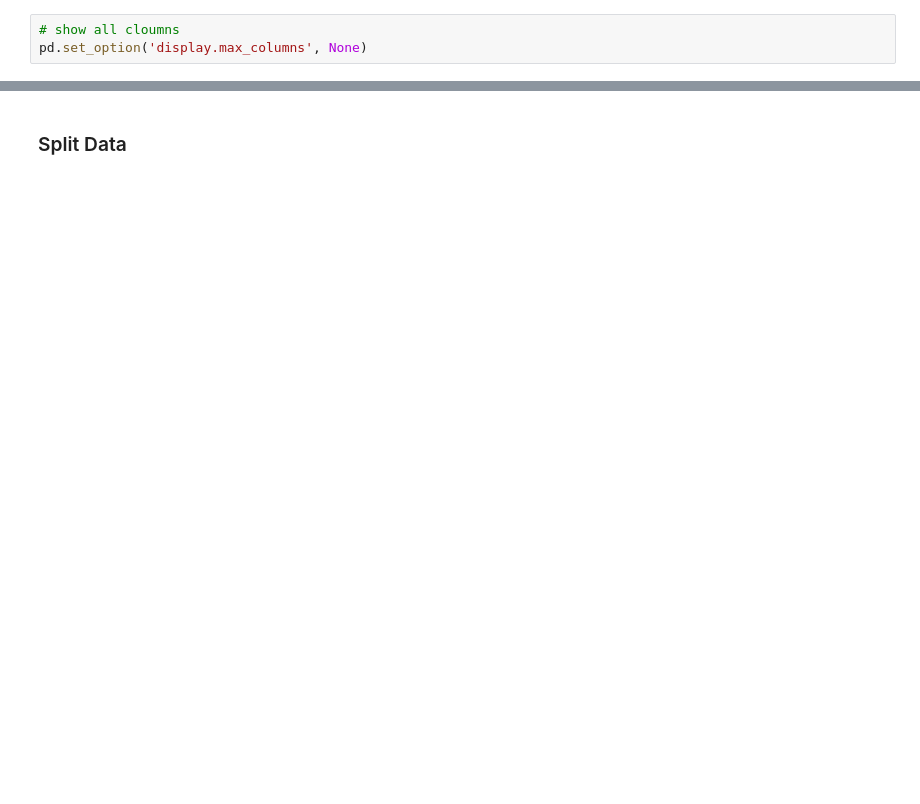
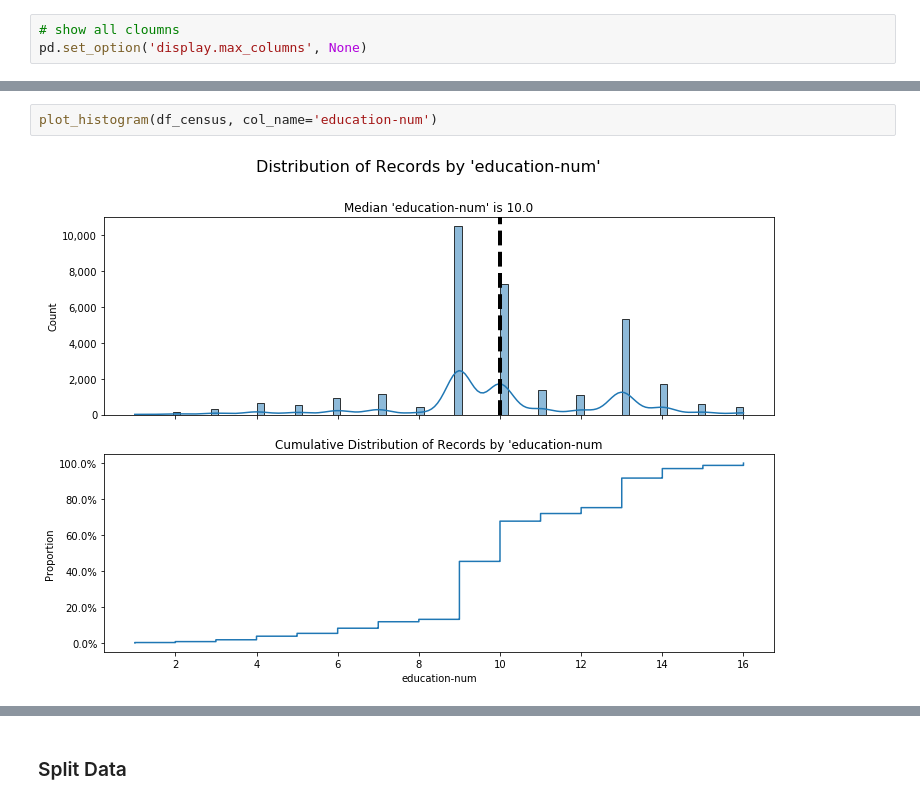
Before and after one commit to kwame561/hyperparameter_tuning, a Jupyter notebook: Hyperparameter_Tuning.ipynb, the cells around one changed output, grey strips where cells are left out. Drawn from its saved outputs; the diff is of its cells as text; blank space fills up the shorter version.

```diff
--- a/Hyperparameter_Tuning.ipynb
+++ b/Hyperparameter_Tuning.ipynb
@@ -34,0 +123,4 @@ df_census.head()
+# %%
+plot_histogram(df_census, col_name='education-num')
+# %% [output]
+[figure, added]
```
Also changed, not shown: parts of 52 cells of this notebook.
